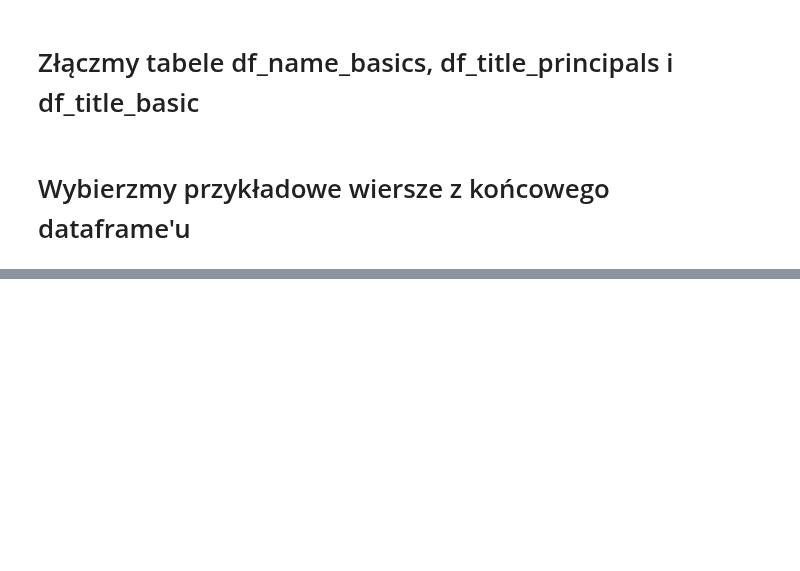
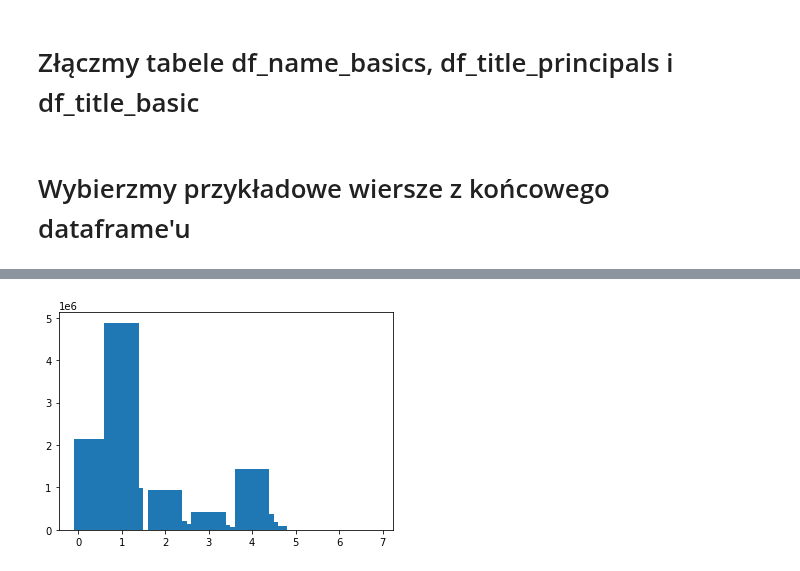
Before and after one commit to PiotrMaciejKowalski/BigData2022-actors, a Jupyter notebook: colabs/Wizualizacje_analiza.ipynb, the cells around one changed output, grey strips where cells are left out. Drawn from its saved outputs; the diff is of its cells as text; code cells hidden in the pictures; blank space fills up the shorter version.

```diff
--- a/colabs/Wizualizacje_analiza.ipynb
+++ b/colabs/Wizualizacje_analiza.ipynb
@@ -132,0 +270,2 @@ sample
+# %%
+wystapienia_df = spark.sql("""select (length(knownForTitles)+1)/(10) as Liczba_wystapien, count(*) from Actors group by length(knownForTitles) """).toPandas()
@@ -132,0 +274,6 @@ sample
+# %%
+wystapienia_df.head(10)
+plt.bar("Liczba_wystapien", "count(1)", data = wystapienia_df)
+plt.show()
+# %% [output]
+[figure, added]
```
Also changed, not shown: parts of 13 cells of this notebook.
